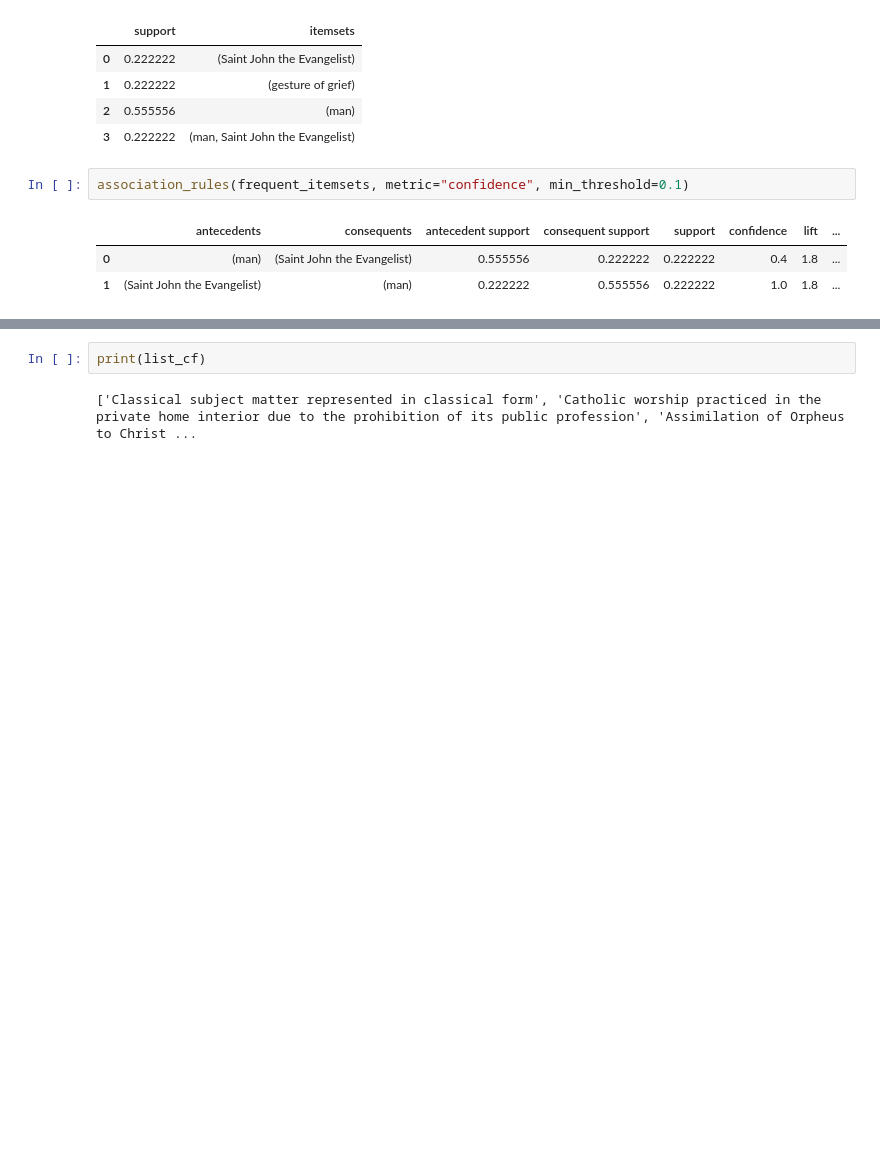
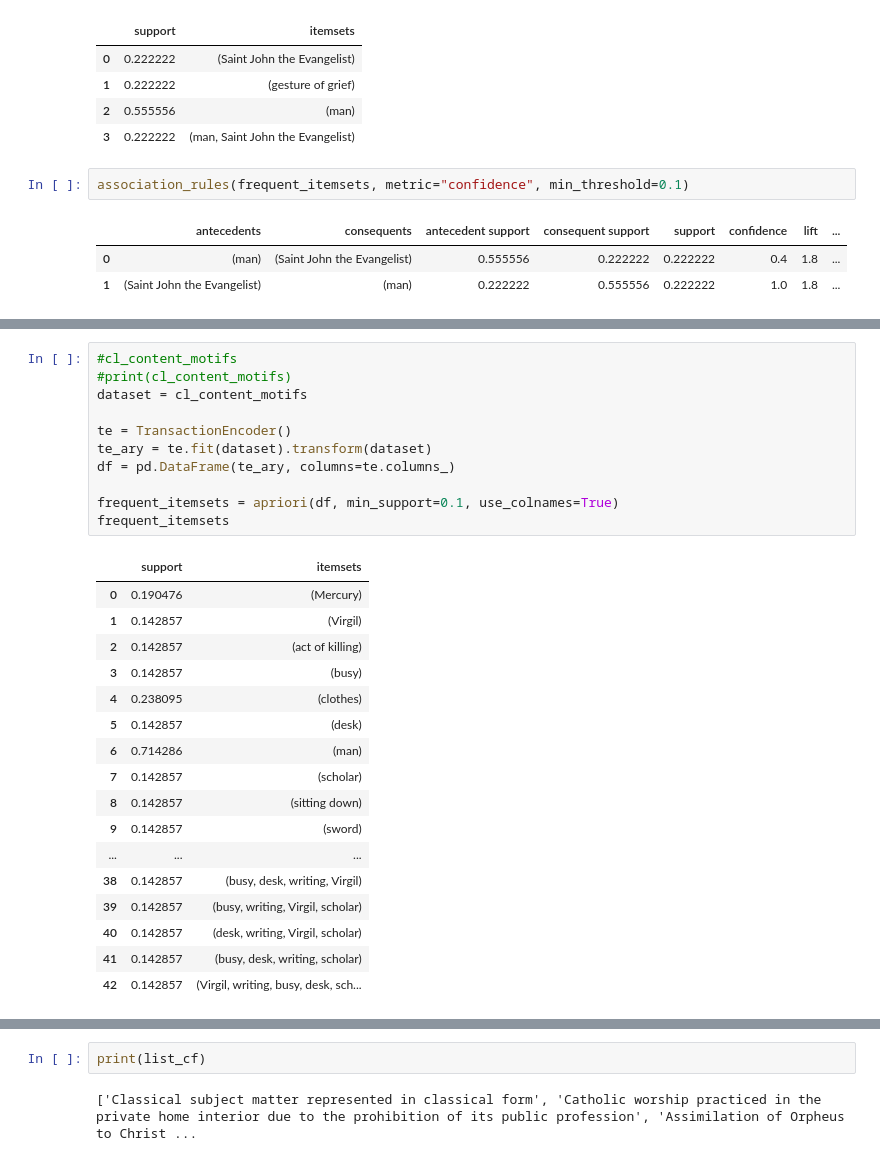
Before and after one commit to SofiBar/IconologyDataset, a Jupyter notebook: CQPanofskyDataset.ipynb, the cells around one changed output, grey strips where cells are left out. Saved outputs shown, nothing was run; the diff lists cells and outputs as text; blank space fills up the shorter version.

```diff
--- a/CQPanofskyDataset.ipynb
+++ b/CQPanofskyDataset.ipynb
@@ -612,0 +659,29 @@ association_rules(frequent_itemsets, metric="confidence", min_threshold=0.1)
+# %%
+#cl_content_motifs
+#print(cl_content_motifs)
+dataset = cl_content_motifs
+
+te = TransactionEncoder()
+te_ary = te.fit(dataset).transform(dataset)
+df = pd.DataFrame(te_ary, columns=te.columns_)
+
+frequent_itemsets = apriori(df, min_support=0.1, use_colnames=True)
+frequent_itemsets
+# %% [output]
+|  | support | itemsets |
+| 0 | 0.190476 | (Mercury) |
+| 1 | 0.142857 | (Virgil) |
+| 2 | 0.142857 | (act of killing) |
+| 3 | 0.142857 | (busy) |
+| 4 | 0.238095 | (clothes) |
+| 5 | 0.142857 | (desk) |
+| 6 | 0.714286 | (man) |
+| 7 | 0.142857 | (scholar) |
+| 8 | 0.142857 | (sitting down) |
+| 9 | 0.142857 | (sword) |
+| ... | ... | ... |
+| 38 | 0.142857 | (busy, desk, writing, Virgil) |
+| 39 | 0.142857 | (busy, writing, Virgil, scholar) |
+| 40 | 0.142857 | (desk, writing, Virgil, scholar) |
+| 41 | 0.142857 | (busy, desk, writing, scholar) |
+| 42 | 0.142857 | (Virgil, writing, busy, desk, sch... |
```
Also changed, not shown: parts of 14 cells of this notebook, 1 other file.
